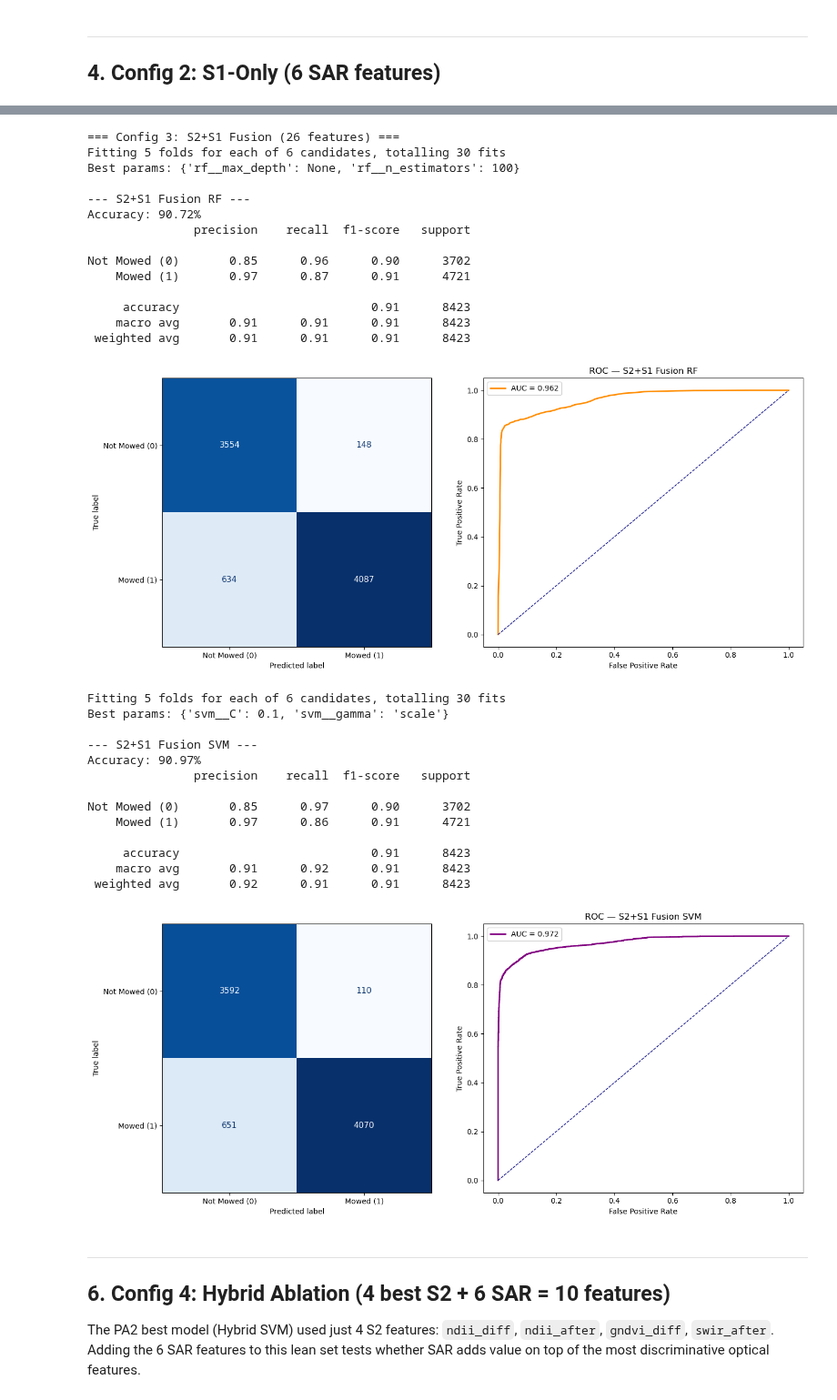
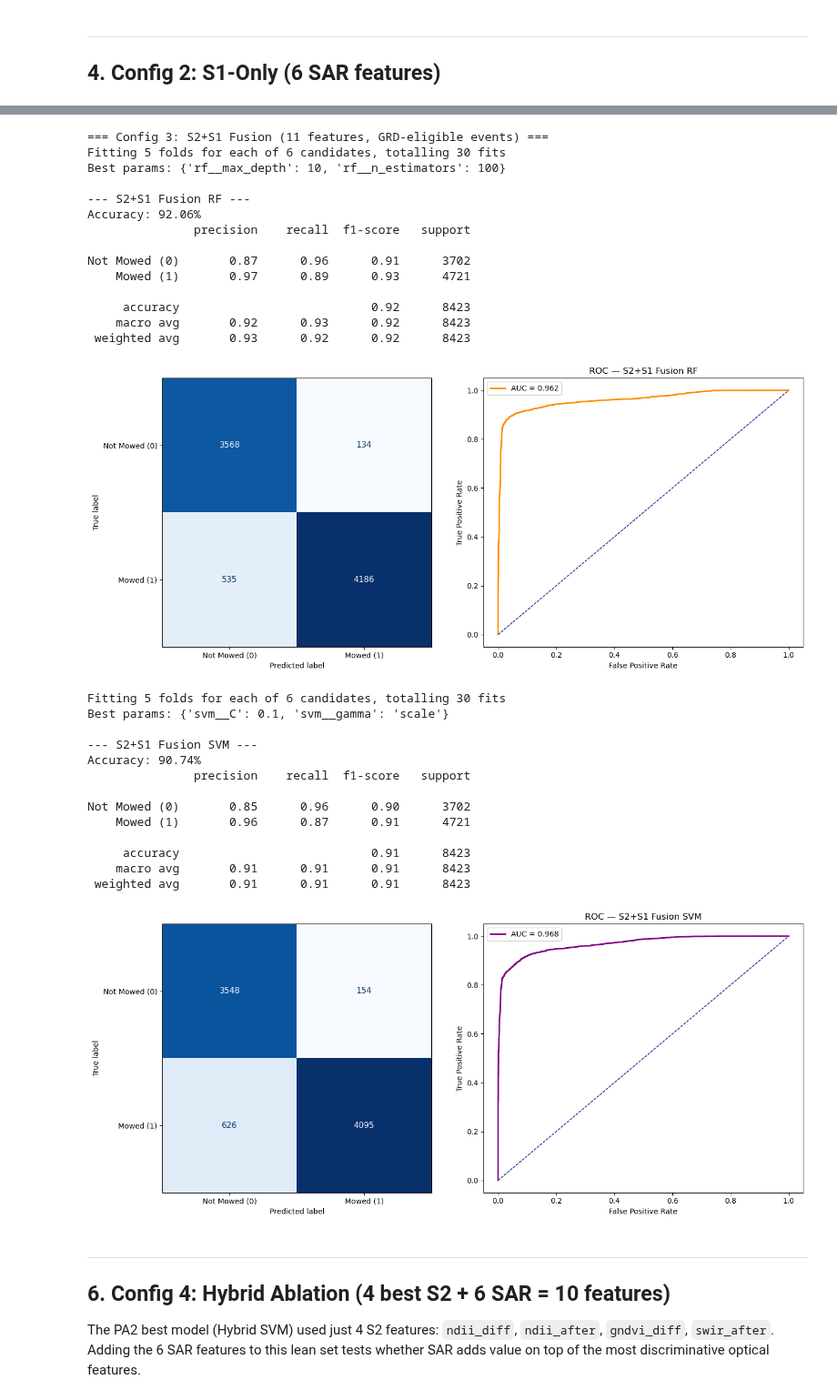
Before and after one commit to klaveflo/satellite-mowing-detection, a Jupyter notebook: notebooks/08_model_training.ipynb, the cells around one changed output, grey strips where cells are left out. Shown at 91% size. Cells and saved outputs as stored; diff of their text form; code cells hidden in the pictures.

```diff
--- a/notebooks/08_model_training.ipynb
+++ b/notebooks/08_model_training.ipynb
@@ -87,16 +141,17 @@ Test  events: 13
 # %%
-results = []
+results_s2  = []
+results_grd = []
 
-X_train_s2 = X_train_all[FEATURE_NAMES]
-X_test_s2  = X_test_all[FEATURE_NAMES]
+X_train_s2 = X_train_s2_all
+X_test_s2  = X_test_s2_all
 
-print('=== Config 1: S2-only (20 features) ===')
+print('=== Config 1: S2-only (5 lean features, ALL S2 events) ===')
 model_s2_rf = train_tuned_rf(
-    X_train_s2, y_train, groups_train, X_test_s2, y_test,
-    results_list=results, model_alias='S2-only RF'
+    X_train_s2, y_train_s2, groups_train_s2, X_test_s2, y_test_s2,
+    results_list=results_s2, model_alias='S2-only RF'
 )
 model_s2_svm = train_tuned_svm(
-    X_train_s2, y_train, groups_train, X_test_s2, y_test,
-    results_list=results, model_alias='S2-only SVM'
+    X_train_s2, y_train_s2, groups_train_s2, X_test_s2, y_test_s2,
+    results_list=results_s2, model_alias='S2-only SVM'
 )
 # %% [output]
@@ -181,45 +236,45 @@ Not Mowed (0)       0.48      0.13      0.20      3702
 # %%
-X_train_fusion = X_train_all[FEATURE_NAMES + SAR_FEATURES]
-X_test_fusion  = X_test_all[FEATURE_NAMES + SAR_FEATURES]
+X_train_fusion = X_train_grd_all[S2_LEAN_FEATURES + SAR_FEATURES]
+X_test_fusion  = X_test_grd_all[S2_LEAN_FEATURES + SAR_FEATURES]
 
-print('=== Config 3: S2+S1 Fusion (26 features) ===')
+print('=== Config 3: S2+S1 Fusion (11 features, GRD-eligible events) ===')
 model_fusion_rf = train_tuned_rf(
-    X_train_fusion, y_train, groups_train, X_test_fusion, y_test,
-    results_list=results, model_alias='S2+S1 Fusion RF'
+    X_train_fusion, y_train_grd, groups_train_grd, X_test_fusion, y_test_grd,
+    results_list=results_grd, model_alias='S2+S1 Fusion RF'
 )
 model_fusion_svm = train_tuned_svm(
-    X_train_fusion, y_train, groups_train, X_test_fusion, y_test,
-    results_list=results, model_alias='S2+S1 Fusion SVM'
+    X_train_fusion, y_train_grd, groups_train_grd, X_test_fusion, y_test_grd,
+    results_list=results_grd, model_alias='S2+S1 Fusion SVM'
 )
 # %% [output]
-=== Config 3: S2+S1 Fusion (26 features) ===
+=== Config 3: S2+S1 Fusion (11 features, GRD-eligible events) ===
 Fitting 5 folds for each of 6 candidates, totalling 30 fits
-Best params: {'rf__max_depth': None, 'rf__n_estimators': 100}
+Best params: {'rf__max_depth': 10, 'rf__n_estimators': 100}
 
 --- S2+S1 Fusion RF ---
-Accuracy: 90.72%
+Accuracy: 92.06%
                precision    recall  f1-score   support
 
-Not Mowed (0)       0.85      0.96      0.90      3702
-    Mowed (1)       0.97      0.87      0.91      4721
+Not Mowed (0)       0.87      0.96      0.91      3702
+    Mowed (1)       0.97      0.89      0.93      4721
 
-     accuracy                           0.91      8423
-    macro avg       0.91      0.91      0.91      8423
- weighted avg       0.91      0.91      0.91      8423
+     accuracy                           0.92      8423
+    macro avg       0.92      0.93      0.92      8423
+ weighted avg       0.93      0.92      0.92      8423
-[figure, old version]
+[figure, new version]
 Fitting 5 folds for each of 6 candidates, totalling 30 fits
 Best params: {'svm__C': 0.1, 'svm__gamma': 'scale'}
 
 --- S2+S1 Fusion SVM ---
-Accuracy: 90.97%
+Accuracy: 90.74%
                precision    recall  f1-score   support
 
-Not Mowed (0)       0.85      0.97      0.90      3702
-    Mowed (1)       0.97      0.86      0.91      4721
+Not Mowed (0)       0.85      0.96      0.90      3702
+    Mowed (1)       0.96      0.87      0.91      4721
 
      accuracy                           0.91      8423
-    macro avg       0.91      0.92      0.91      8423
- weighted avg       0.92      0.91      0.91      8423
+    macro avg       0.91      0.91      0.91      8423
+ weighted avg       0.91      0.91      0.91      8423
 [figure]
 # %% [markdown]
 ---
```
Also changed, not shown: parts of 28 cells of this notebook, 15 other files.
